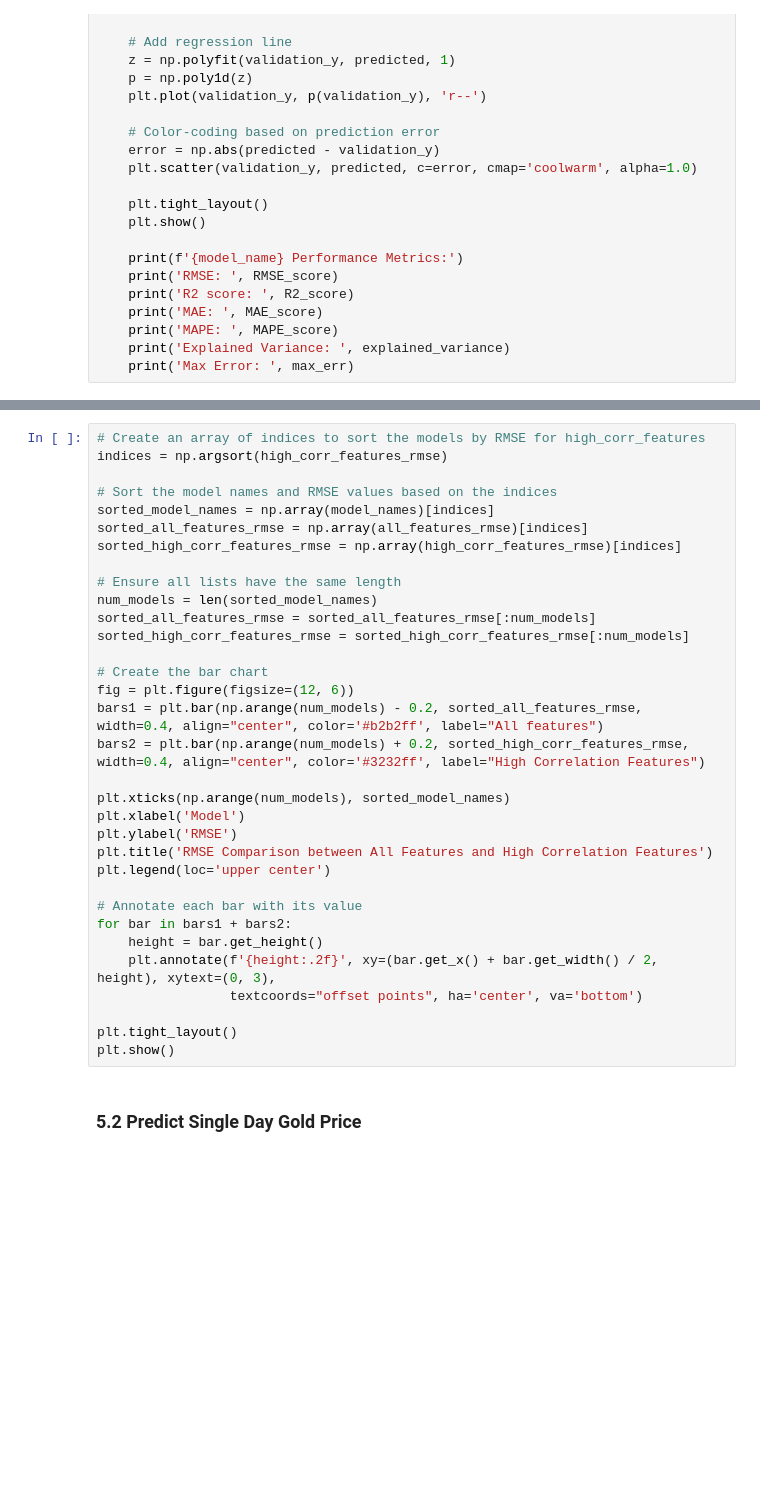
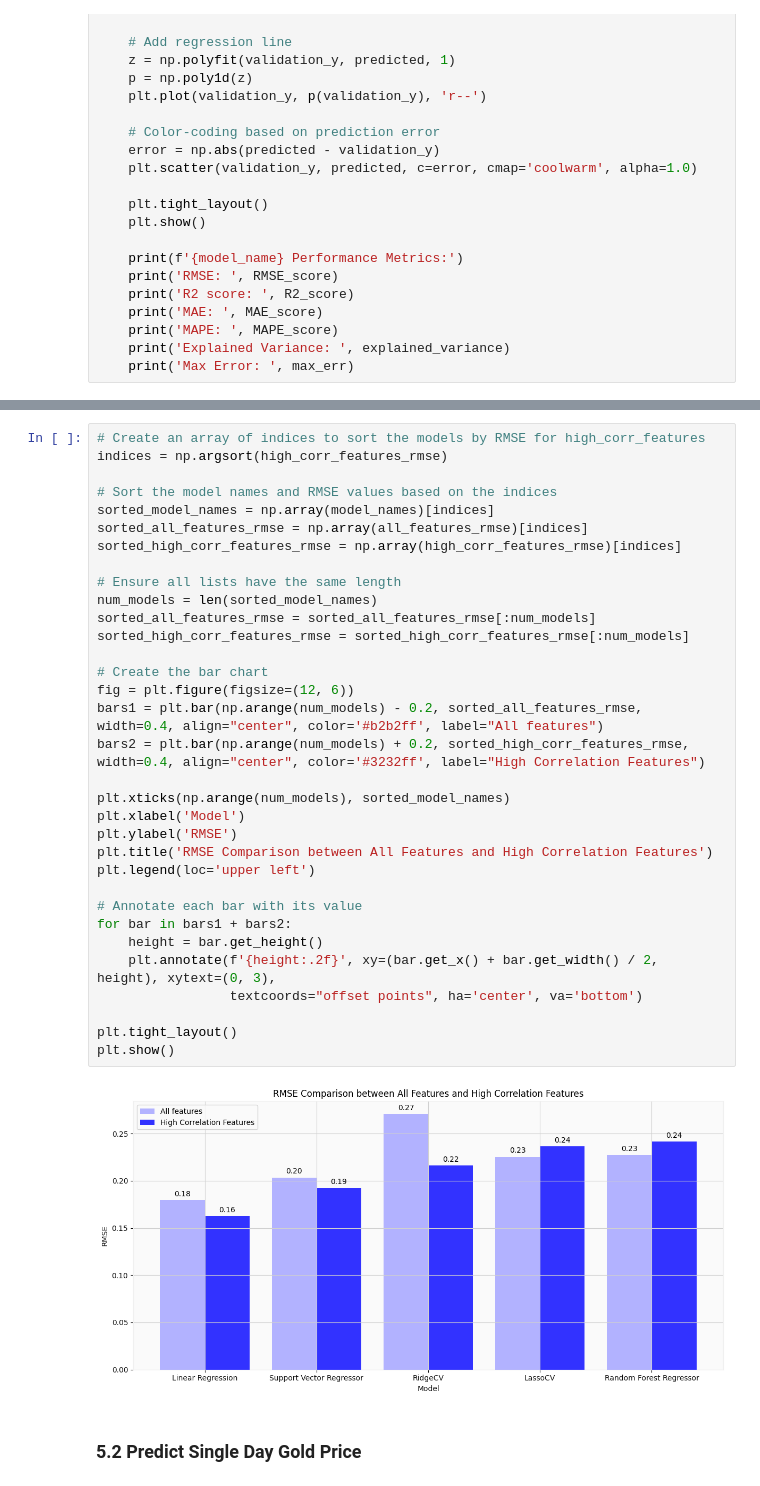
Before and after one commit to WickeyC/ds-assignment, a Jupyter notebook: B1 - Gold Prediction.ipynb, the cells around one changed output, grey strips where cells are left out. Saved outputs shown, nothing was run; the diff lists cells and outputs as text; blank space fills up the shorter version.

```diff
--- a/B1 - Gold Prediction.ipynb
+++ b/B1 - Gold Prediction.ipynb
@@ -763,34 +849,36 @@ model_names
 indices = np.argsort(high_corr_features_rmse)
 
 # Sort the model names and RMSE values based on the indices
 sorted_model_names = np.array(model_names)[indices]
 sorted_all_features_rmse = np.array(all_features_rmse)[indices]
 sorted_high_corr_features_rmse = np.array(high_corr_features_rmse)[indices]
 
 # Ensure all lists have the same length
 num_models = len(sorted_model_names)
 sorted_all_features_rmse = sorted_all_features_rmse[:num_models]
 sorted_high_corr_features_rmse = sorted_high_corr_features_rmse[:num_models]
 
 # Create the bar chart
 fig = plt.figure(figsize=(12, 6))
 bars1 = plt.bar(np.arange(num_models) - 0.2, sorted_all_features_rmse, width=0.4, align="center", color='#b2b2ff', label="All features")
 bars2 = plt.bar(np.arange(num_models) + 0.2, sorted_high_corr_features_rmse, width=0.4, align="center", color='#3232ff', label="High Correlation Features")
 
 plt.xticks(np.arange(num_models), sorted_model_names)
 plt.xlabel('Model')
 plt.ylabel('RMSE')
 plt.title('RMSE Comparison between All Features and High Correlation Features')
-plt.legend(loc='upper center')
+plt.legend(loc='upper left')
 
 # Annotate each bar with its value
 for bar in bars1 + bars2:
     height = bar.get_height()
     plt.annotate(f'{height:.2f}', xy=(bar.get_x() + bar.get_width() / 2, height), xytext=(0, 3),
                  textcoords="offset points", ha='center', va='bottom')
 
 plt.tight_layout()
 plt.show()
+# %% [output]
+[figure, added]
 # %% [markdown]
 ### 5.2 Predict Single Day Gold Price
 # %%
```
Also changed, not shown: parts of 14 cells of this notebook.
